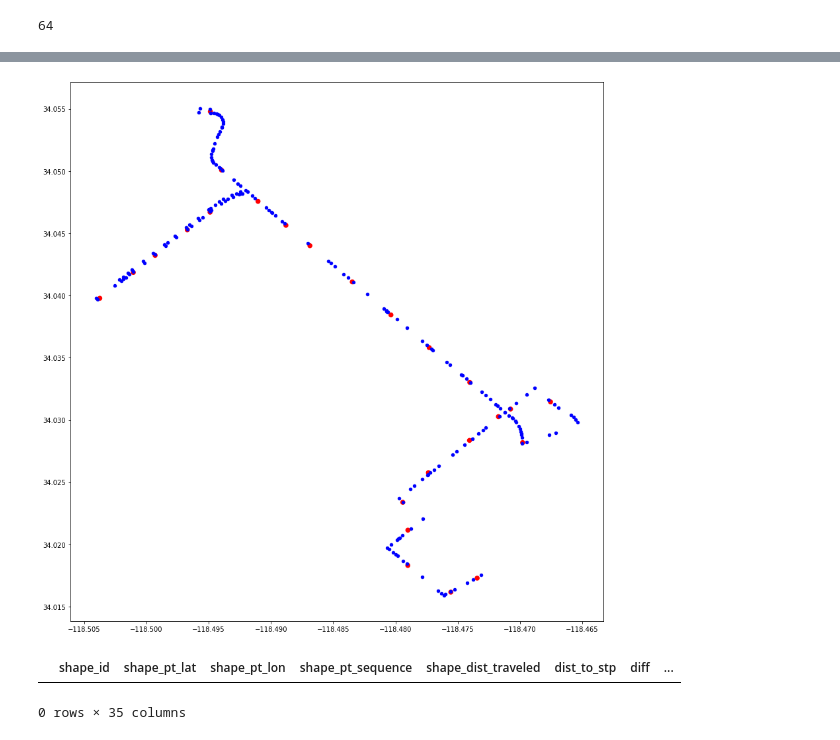
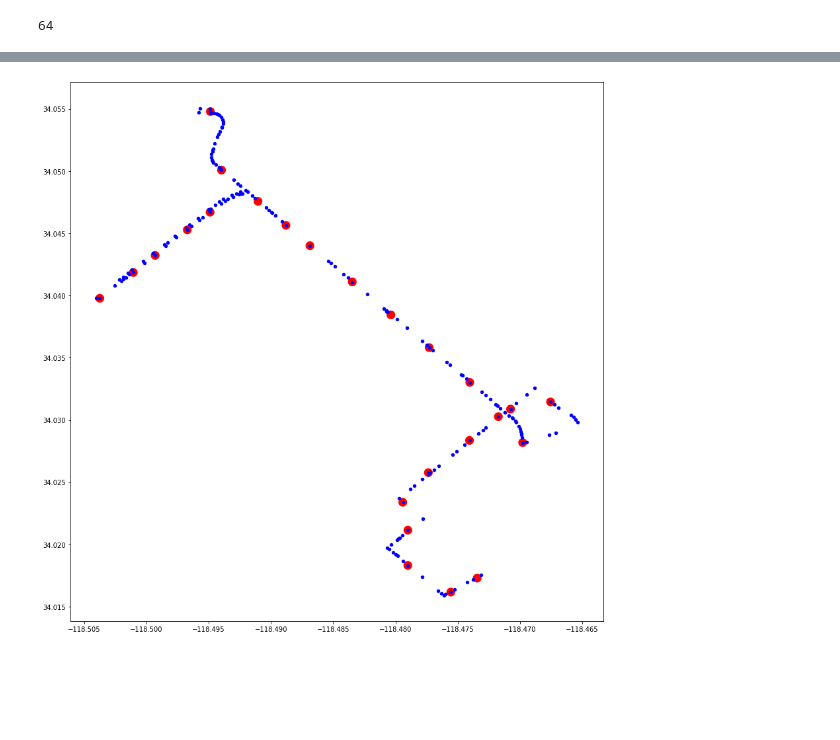
Before and after one commit to dandresen/work-gtfs-qa, a Jupyter notebook: Add-Stop-LatLon-2Shapes-testing.ipynb, the cells around one changed output, grey strips where cells are left out. Drawn from its saved outputs; the diff is of its cells as text; code cells hidden in the pictures; blank space fills up the shorter version.

```diff
--- a/Add-Stop-LatLon-2Shapes-testing.ipynb
+++ b/Add-Stop-LatLon-2Shapes-testing.ipynb
@@ -174,23 +214,17 @@ plt.show()
 # %%
 '''Test map (graph) to look at ALL of the shape points for a route in comparison to stops along the route'''
 # plot the stops (red) and the shape points the script returns (blue)
 # all of the shape points FOR TESTING
 
-wantedShapes = shapes[shapes.shape_id == 24053]
-allShapePoints = gpd.GeoDataFrame(wantedShapes, geometry=gpd.points_from_xy(wantedShapes.shape_pt_lon,wantedShapes.shape_pt_lat))
+# wantedShapes = shapes[shapes.shape_id == 24242]
+allShapePoints = gpd.GeoDataFrame(finalMerge, geometry=gpd.points_from_xy(finalMerge.shape_pt_lon,finalMerge.shape_pt_lat))
 allStopPoints = gpd.GeoDataFrame(subStops, geometry=gpd.points_from_xy(subStops.stop_lon,subStops.stop_lat))
-allStopPoints['geometry'] = stopdf.geometry.buffer(.00020)
+allStopPoints['geometry'] = stopdf.geometry.buffer(.00035)
 stopsTest = allStopPoints.plot(figsize=(15,15),color='red')
 # allShapePoints.plot(figsize=(15,15),color='blue')
 allShapePoints.plot(ax=stopsTest, color='blue',marker='o',markersize=20)
 plt.show()
 # %% [output]
-[figure, old version]
+[figure, new version]
-# %%
-keepOnly = finalMerge[(finalMerge.keep == 'keep')]
-keepOnly[keepOnly.dummy == '0']
-# %% [output]
-|  | shape_id | shape_pt_lat | shape_pt_lon | shape_pt_sequence | shape_dist_traveled | dist_to_stp | diff | ... |
-0 rows × 35 columns
 # %%
 '''Test map (graph) to look at a subset of the shape points identifed as being nearest to stops along the route'''
```
Also changed, not shown: parts of 6 cells of this notebook, 2 other files.
